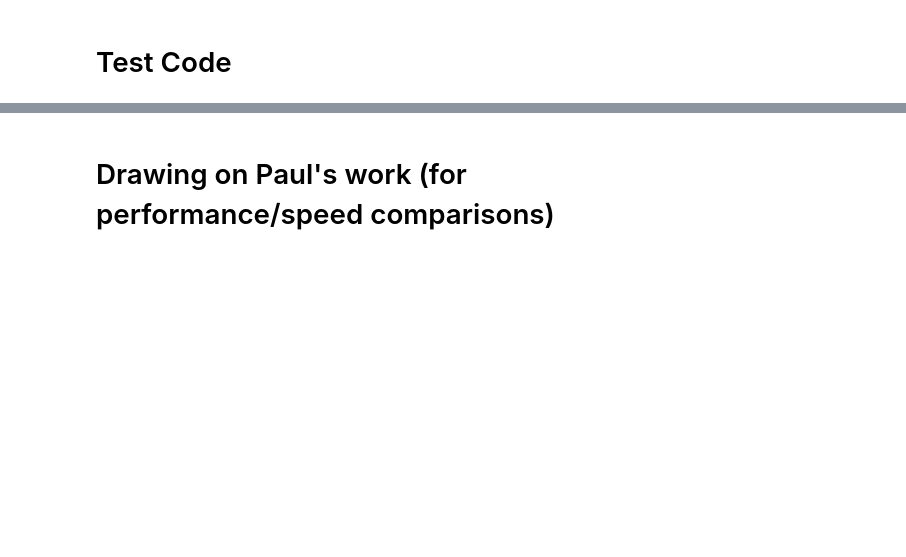
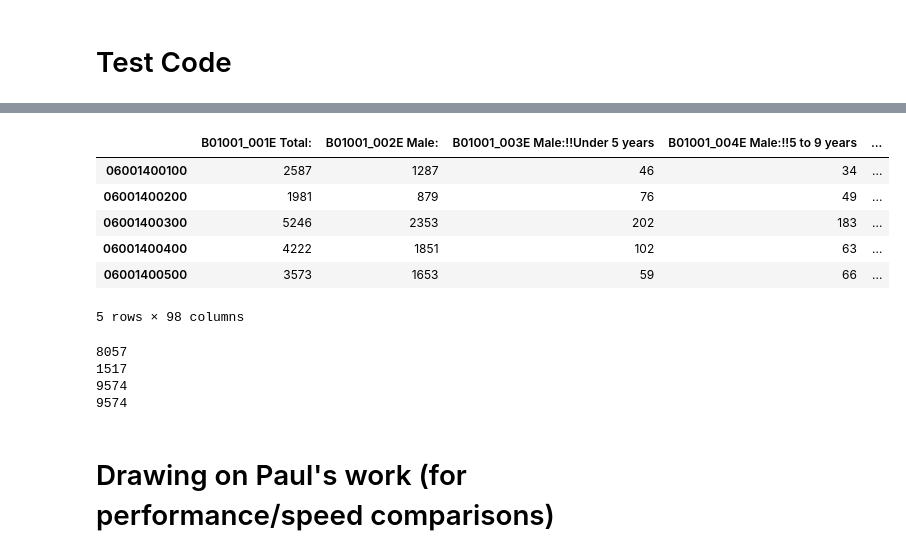
Before and after one commit to drewlevitt/census-python, a Jupyter notebook: Neighborhood Profile DSL.ipynb, the cells around one changed output, grey strips where cells are left out. Cells and saved outputs as stored; diff of their text form; code cells hidden in the pictures; blank space fills up the shorter version.

```diff
--- a/Neighborhood Profile DSL.ipynb
+++ b/Neighborhood Profile DSL.ipynb
@@ -240,0 +264,25 @@ d2 = d # ASK YING about this behavior!
+# %%
+tractData = census_api_pull(ageE + ageM, "2012", "acs5", "tract")
+placeData = census_api_pull(ageE + ageM, "2012", "acs5", "place")
+# %%
+tractData.head()
+# %% [output]
+|  | B01001_001E Total: | B01001_002E Male: | B01001_003E Male:!!Under 5 years | B01001_004E Male:!!5 to 9 years | ... |
+| 06001400100 | 2587 | 1287 | 46 | 34 | ... |
+| 06001400200 | 1981 | 879 | 76 | 49 | ... |
+| 06001400300 | 5246 | 2353 | 202 | 183 | ... |
+| 06001400400 | 4222 | 1851 | 102 | 63 | ... |
+| 06001400500 | 3573 | 1653 | 59 | 66 | ... |
+5 rows × 98 columns
+# %%
+concatData = tractData.append(placeData)
+concatData.head()
+print len(tractData)
+print len(placeData)
+print len(tractData) + len(placeData)
+print len(concatData)
+# %% [output]
+8057
+1517
+9574
+9574
```
Also changed, not shown: parts of 20 cells of this notebook, 2 other files.
